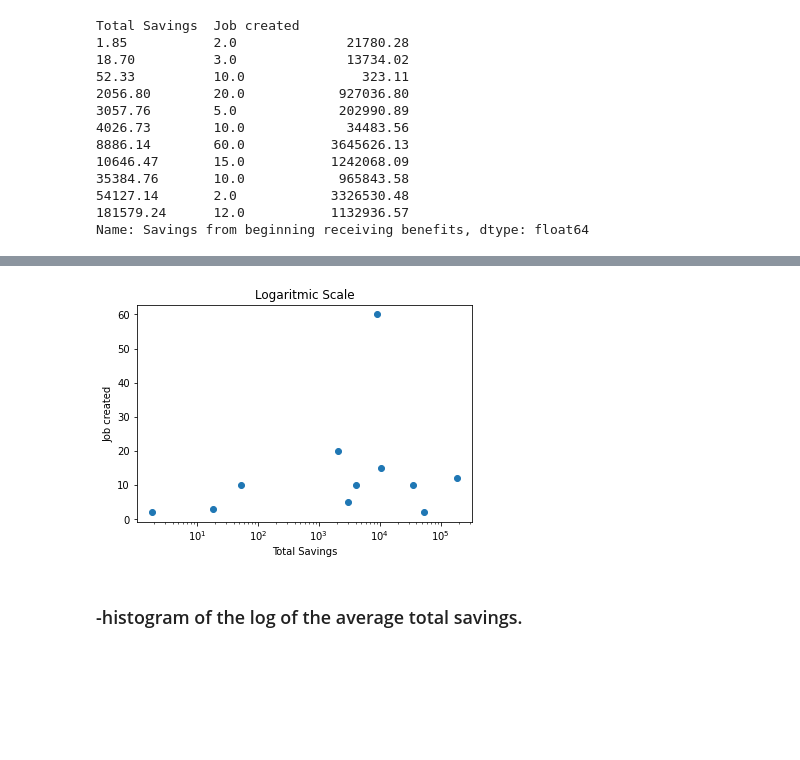
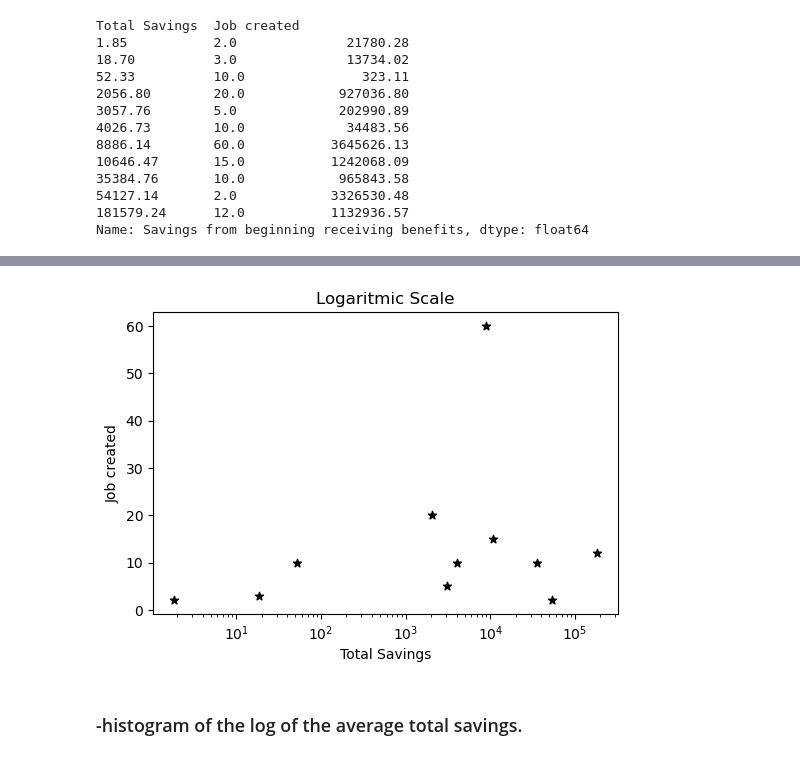
Before and after one commit to erdemsennik/binder-framework, a Jupyter notebook: Day8.ipynb, the cells around one changed output, grey strips where cells are left out. Saved outputs shown, nothing was run; the diff lists cells and outputs as text; code cells hidden in the pictures; blank space fills up the shorter version.

```diff
--- a/Day8.ipynb
+++ b/Day8.ipynb
@@ -409,12 +410,13 @@ plt.show()
 # %%
-plt.scatter(x,y)
+plt.figure(figsize=(6,4),dpi=100)
+plt.scatter(x,y,color='black',marker='*')
 plt.xscale("log")
 plt.xlabel('Total Savings')
 plt.ylabel('Job created')
 plt.title('Logaritmic Scale')
 plt.show()
 # %% [output]
-[figure, old version]
+[figure, new version]
 # %% [markdown]
 ### -histogram of the log of the average total savings.
 # %%
```
Also changed, not shown: parts of 5 cells of this notebook.
